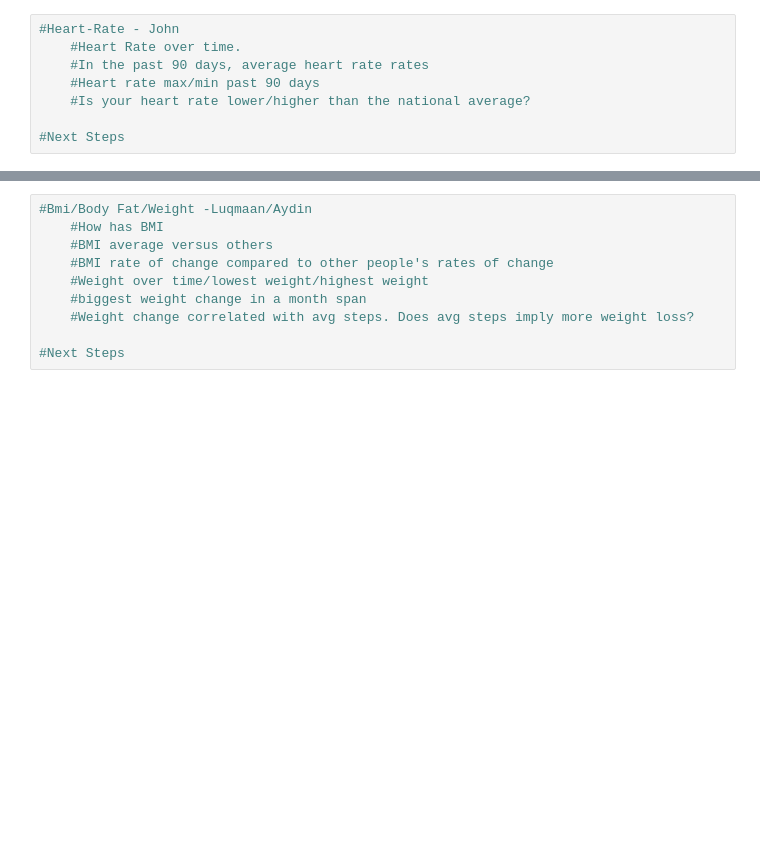
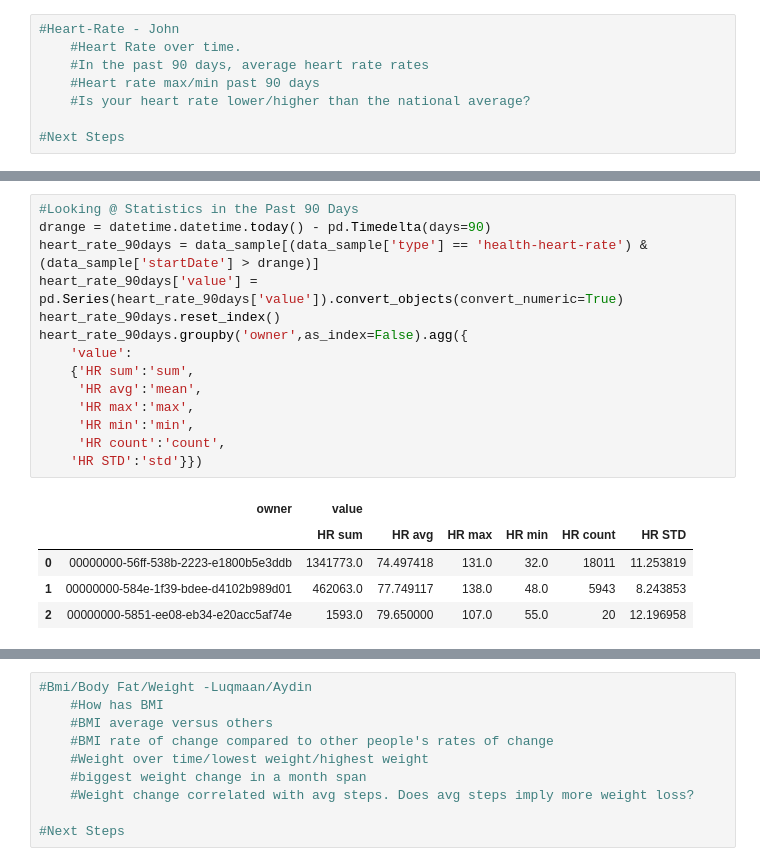
Before and after one commit to OngoDSS/Notebooks, a Jupyter notebook: Agg_Notebook.ipynb, the cells around one changed output, grey strips where cells are left out. Cells and saved outputs as stored; diff of their text form; blank space fills up the shorter version.

```diff
--- a/Agg_Notebook.ipynb
+++ b/Agg_Notebook.ipynb
@@ -67,0 +115,20 @@ data_sample.head() #0 - 6 is monday - sunday
+# %%
+#Looking @ Statistics in the Past 90 Days
+drange = datetime.datetime.today() - pd.Timedelta(days=90)
+heart_rate_90days = data_sample[(data_sample['type'] == 'health-heart-rate') & (data_sample['startDate'] > drange)]
+heart_rate_90days['value'] = pd.Series(heart_rate_90days['value']).convert_objects(convert_numeric=True)
+heart_rate_90days.reset_index()
+heart_rate_90days.groupby('owner',as_index=False).agg({
+    'value':
+    {'HR sum':'sum',
+     'HR avg':'mean',
+     'HR max':'max',
+     'HR min':'min',
+     'HR count':'count',
+    'HR STD':'std'}})
+# %% [output]
+|  | owner | value |  |  |  |  |  |
+|  |  | HR sum | HR avg | HR max | HR min | HR count | HR STD |
+| 0 | 00000000-56ff-538b-2223-e1800b5e3ddb | 1341773.0 | 74.497418 | 131.0 | 32.0 | 18011 | 11.253819 |
+| 1 | 00000000-584e-1f39-bdee-d4102b989d01 | 462063.0 | 77.749117 | 138.0 | 48.0 | 5943 | 8.243853 |
+| 2 | 00000000-5851-ee08-eb34-e20acc5af74e | 1593.0 | 79.650000 | 107.0 | 55.0 | 20 | 12.196958 |
```
Also changed, not shown: parts of 13 cells of this notebook.
